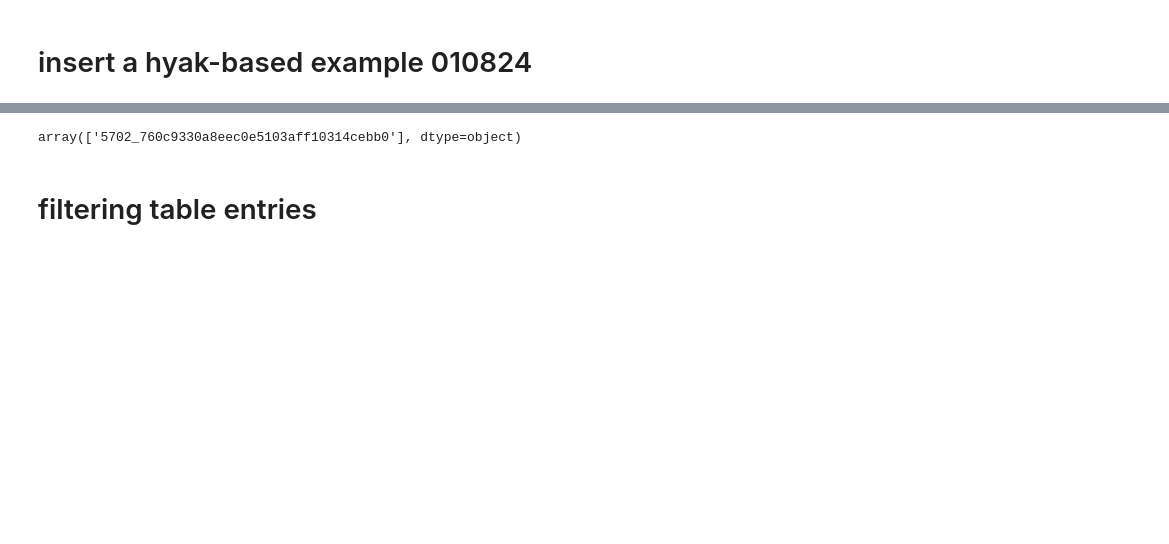
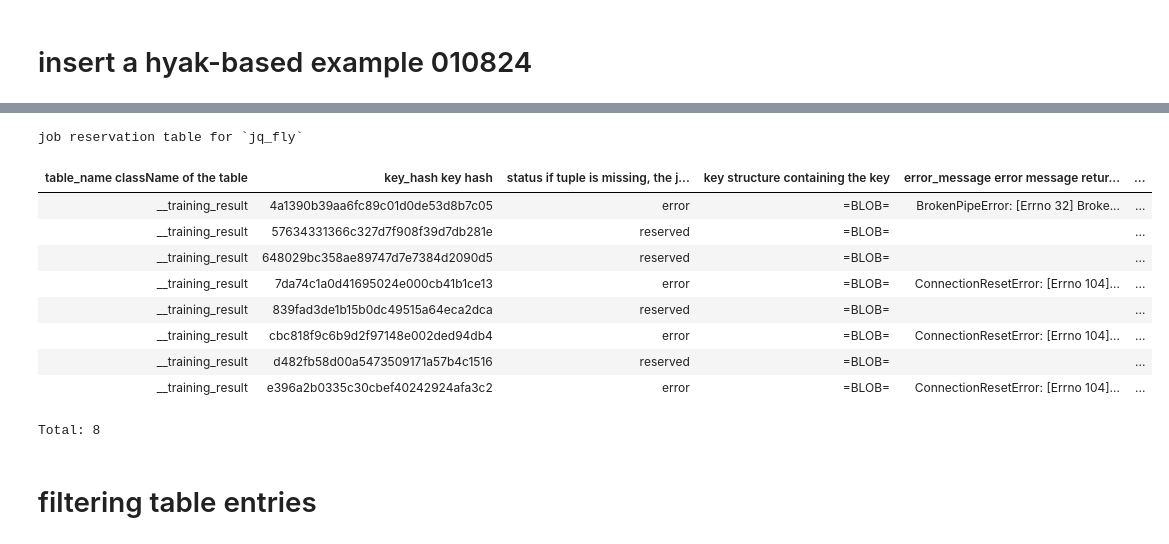
Before and after one commit to weixuanliu11/smartFlies, a Jupyter notebook: plume/ppo/datajoint.ipynb, the cells around one changed output, grey strips where cells are left out. Saved outputs shown, nothing was run; the diff lists cells and outputs as text; code cells hidden in the pictures; blank space fills up the shorter version.

```diff
--- a/plume/ppo/datajoint.ipynb
+++ b/plume/ppo/datajoint.ipynb
@@ -96,7 +161,20 @@ TrainingConfig.insert1(dict_to_insert)
 # %%
 TrainingConfig().fetch()['outsuffix']
+len(TrainingConfig().fetch()['outsuffix'])
-# %% [output]
-array(['5702_760c9330a8eec0e5103aff10314cebb0'], dtype=object)
+# %%
+schema.jobs
+# %% [output]
+job reservation table for `jq_fly`
+| table_name className of the table | key_hash key hash | status if tuple is missing, the j... | key structure containing the key | error_message error message retur... | ... |
+| __training_result | 4a1390b39aa6fc89c01d0de53d8b7c05 | error | =BLOB= | BrokenPipeError: [Errno 32] Broke... | ... |
+| __training_result | 57634331366c327d7f908f39d7db281e | reserved | =BLOB= |  | ... |
+| __training_result | 648029bc358ae89747d7e7384d2090d5 | reserved | =BLOB= |  | ... |
+| __training_result | 7da74c1a0d41695024e000cb41b1ce13 | error | =BLOB= | ConnectionResetError: [Errno 104]... | ... |
+| __training_result | 839fad3de1b15b0dc49515a64eca2dca | reserved | =BLOB= |  | ... |
+| __training_result | cbc818f9c6b9d2f97148e002ded94db4 | error | =BLOB= | ConnectionResetError: [Errno 104]... | ... |
+| __training_result | d482fb58d00a5473509171a57b4c1516 | reserved | =BLOB= |  | ... |
+| __training_result | e396a2b0335c30cbef40242924afa3c2 | error | =BLOB= | ConnectionResetError: [Errno 104]... | ... |
+Total: 8
 # %% [markdown]
 # filtering table entries
 # %%
```
Also changed, not shown: parts of 10 cells of this notebook, 4 other files.
